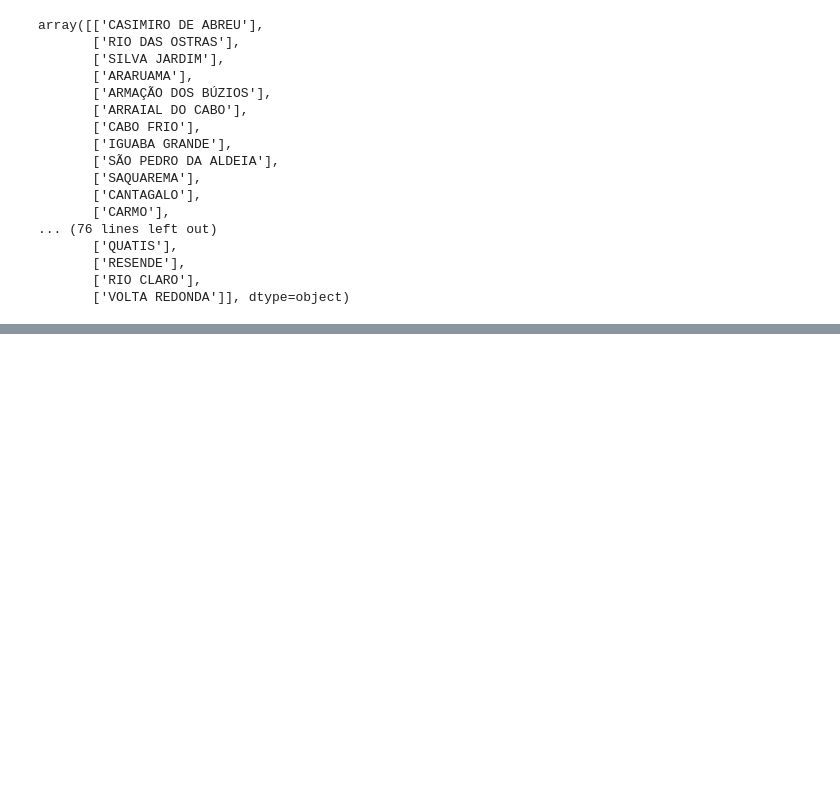
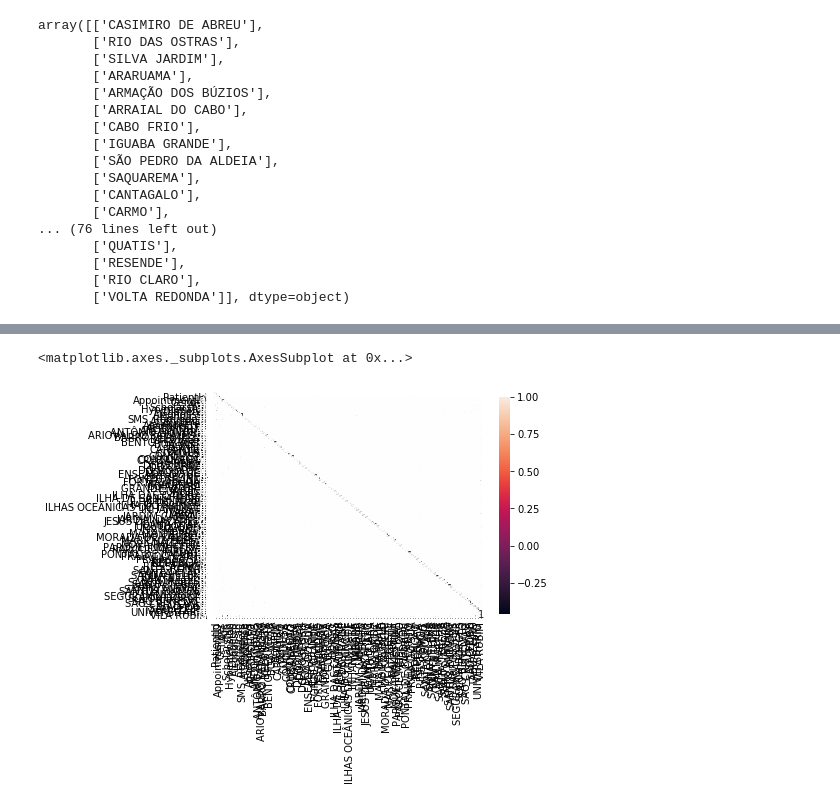
Before and after one commit to JordanPhilipMeyer/PatientNoShow, a Jupyter notebook: PredictNoShow.ipynb, the cells around one changed output, grey strips where cells are left out. Saved outputs shown, nothing was run; the diff lists cells and outputs as text; code cells hidden in the pictures; blank space fills up the shorter version.

```diff
--- a/PredictNoShow.ipynb
+++ b/PredictNoShow.ipynb
@@ -463,0 +551,3 @@ array([['CASIMIRO DE ABREU'],
+# %%
+OneFifteen= df[df.Age == 115].index
+df.drop(OneFifteen , inplace=True)
@@ -463,0 +566,2 @@ array([['CASIMIRO DE ABREU'],
+# %%
+just_dummies = pd.get_dummies(df['Neighborhood'])
@@ -463,0 +584,2 @@ array([['CASIMIRO DE ABREU'],
+# %%
+df_with_dummy = df.join(just_dummies)
@@ -463,0 +603,3 @@ array([['CASIMIRO DE ABREU'],
+# %%
+CorrelationsWithDummies=df_with_dummy.corr()
+CorrelationsWithDummies
@@ -463,0 +620,8 @@ array([['CASIMIRO DE ABREU'],
+# %%
+import seaborn as sns
+
+# plot the heatmap and annotation on it
+sns.heatmap(CorrelationsWithDummies, xticklabels=CorrelationsWithDummies.columns, yticklabels=CorrelationsWithDummies.columns, annot=True)
+# %% [output]
+<matplotlib.axes._subplots.AxesSubplot at 0x...>
+[figure, added]
```
Also changed, not shown: parts of 27 cells of this notebook.
